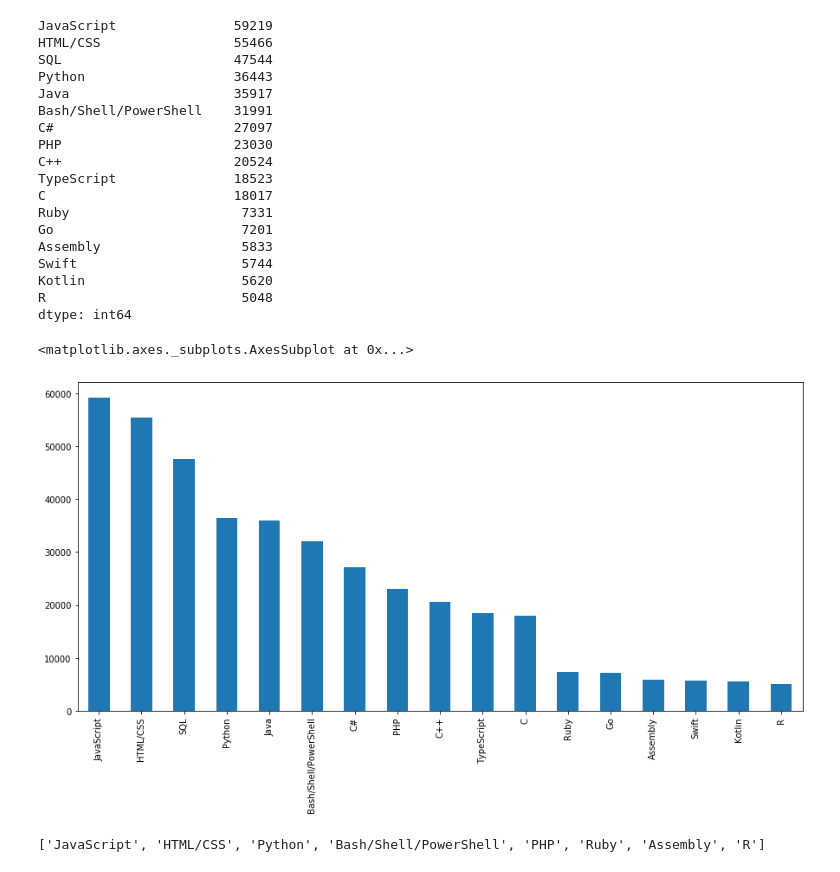
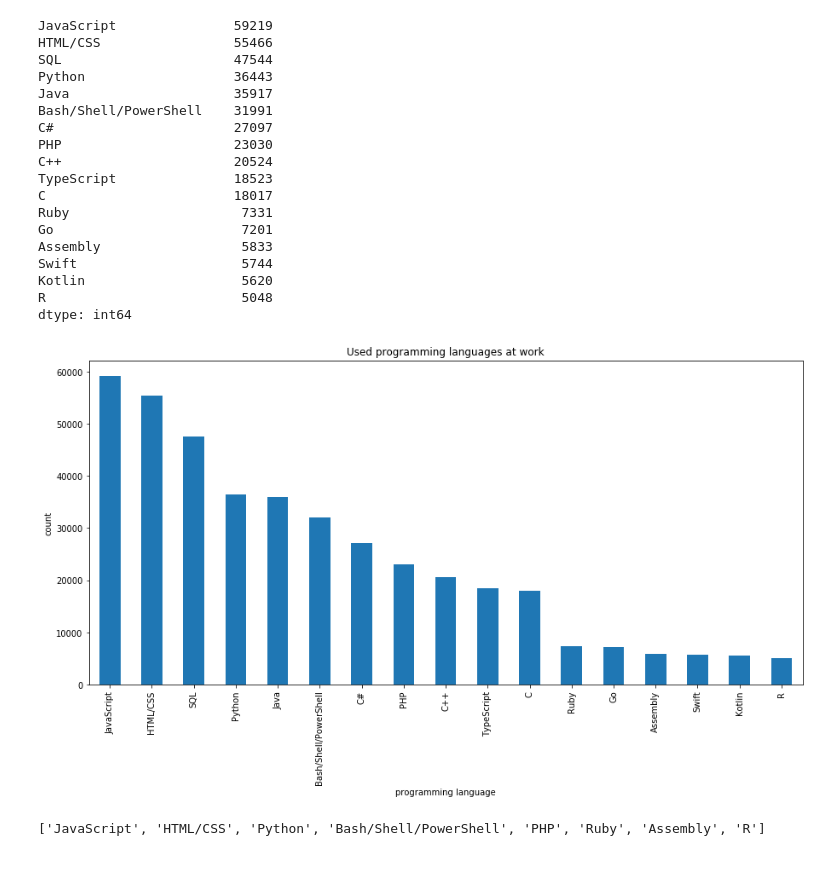
Before and after one commit to step4/udacity_nanodegree, a Jupyter notebook: udacity_datascientist_project1/most_popular_languages.ipynb, the cells around one changed output. Drawn from its saved outputs; the diff is of its cells as text; code cells hidden in the pictures.

```diff
--- a/udacity_datascientist_project1/most_popular_languages.ipynb
+++ b/udacity_datascientist_project1/most_popular_languages.ipynb
@@ -155,11 +155,13 @@ Swift                     5744
 Kotlin                    5620
 R                         5048
 dtype: int64
-# %%
-uniqueLanguages.plot(kind='bar')
-# %% [output]
-<matplotlib.axes._subplots.AxesSubplot at 0x...>
-[figure, removed]
+# %%
+uniqueLanguages.plot(kind='bar')
+plt.title('Used programming languages at work');
+plt.xlabel('programming language');
+plt.ylabel('count');
+# %% [output]
+[figure, added]
 # %%
 staticallyTypedLanguages=['SQL','Java','C#','C++','TypeScript','C','Go','Swift','Kotlin']
 len(staticallyTypedLanguages)
```
Also changed, not shown: parts of 6 cells of this notebook.
